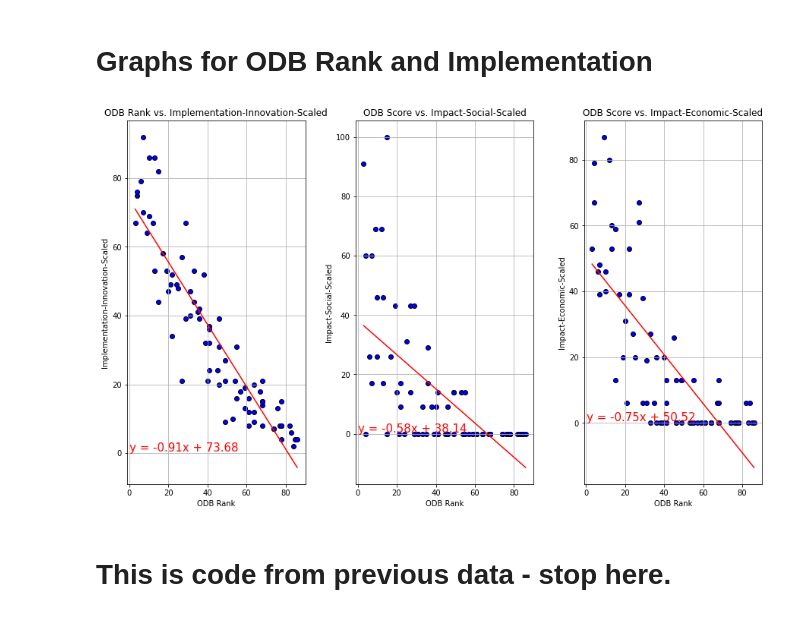
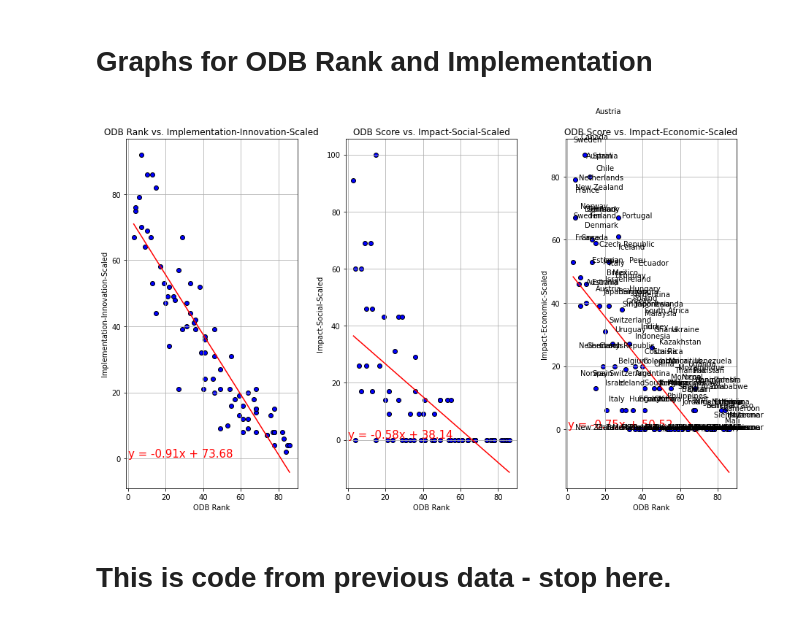
Before and after one commit to kreetigulati/Egovernance_and_OpenData, a Jupyter notebook: Jordan/Exploration - JS.ipynb, the cells around one changed output. Drawn from its saved outputs; the diff is of its cells as text; code cells hidden in the pictures.

```diff
--- a/Jordan/Exploration - JS.ipynb
+++ b/Jordan/Exploration - JS.ipynb
@@ -250,9 +250,15 @@ ax1.grid()
 ax1.annotate(line_eq1,(20,30),fontsize=15,color="red");
 ax1.plot(x_axis1,regress_values1,"r-");
 
-for index, label in enumerate(df_2014['Country']):
-    ax.annotate(label, (df_2014.iloc[index, 7]+1, df_2014.iloc[index, 8]+1));
+for i, label in enumerate(df_2014['Country']):
+    plt.text(x_axis1[i], y_axis1[i],label)
 
-for i, label in enumerate(df_2014['Country']):
-    ax.annotate(label, (df_2014['ODB-Score-Scaled'][i], df_2014['Readiness-Scaled'][i]));
+# for index, label in enumerate(df_2014['Country']):
+#     ax.annotate(label, (x_axis1[index], y_axis));
+
+# for index, label in enumerate(df_2014['Country']):
+#     ax.annotate(label, (df_2014.iloc[index, 7], df_2014.iloc[index, 8]));
+
+# for i, label in enumerate(df_2014['Country']):
+#     ax.annotate(label, (df_2014['ODB-Score-Scaled'][i], df_2014['Readiness-Scaled'][i]));
 # %% [output]
@@ -333,34 +339,38 @@ line_eq3 = "y = " + str(round(slope3,2)) + "x + " + str(round(intercept3,2))
 fig, (ax1, ax2, ax3) = plt.subplots(figsize = (13,8), nrows=1, ncols =3);
 ax1.scatter(x_axis1, y_axis1, marker="o", facecolors="blue", edgecolors="black")
 ax2.scatter(x_axis2, y_axis2, marker="o", facecolors="blue", edgecolors="black")
 ax3.scatter(x_axis3, y_axis3, marker="o", facecolors="blue", edgecolors="black")
 fig.tight_layout(pad=4)
 
 #Set Labels on graph
 ax1.set_xlabel('ODB Rank');
 ax1.set_ylabel('Implementation-Innovation-Scaled');
 ax1.set_title("ODB Rank vs. Implementation-Innovation-Scaled");
 ax2.set_xlabel('ODB Rank');
 ax2.set_ylabel('Impact-Social-Scaled');
 ax2.set_title("ODB Score vs. Impact-Social-Scaled");
 ax3.set_xlabel('ODB Rank');
 ax3.set_ylabel('Impact-Economic-Scaled');
 ax3.set_title("ODB Score vs. Impact-Economic-Scaled");
 
 #Grid
 ax1.grid()
 ax2.grid()
 ax3.grid()
 
 #Line of best fit equation and plotting the line
 ax1.annotate(line_eq1,(.2,.5),fontsize=15,color="red");
 ax2.annotate(line_eq2, (.2,.5), fontsize=15, color="red");
 ax3.annotate(line_eq3, (.2,.5), fontsize=15, color="red")
 ax1.plot(x_axis1,regress_values1,"r-");
 ax2.plot(x_axis2,regress_values2,"r-");
 ax3.plot(x_axis3,regress_values3,"r-");
+
+
+for i, label in enumerate(df_2014['Country']):
+    plt.text(x_axis1[i], y_axis1[i],label)
 # %% [output]
-[figure, old version]
+[figure, new version]
 # %% [markdown]
 # This is code from previous data - stop here.
 # %%
```
Also changed, not shown: parts of 7 cells of this notebook.
